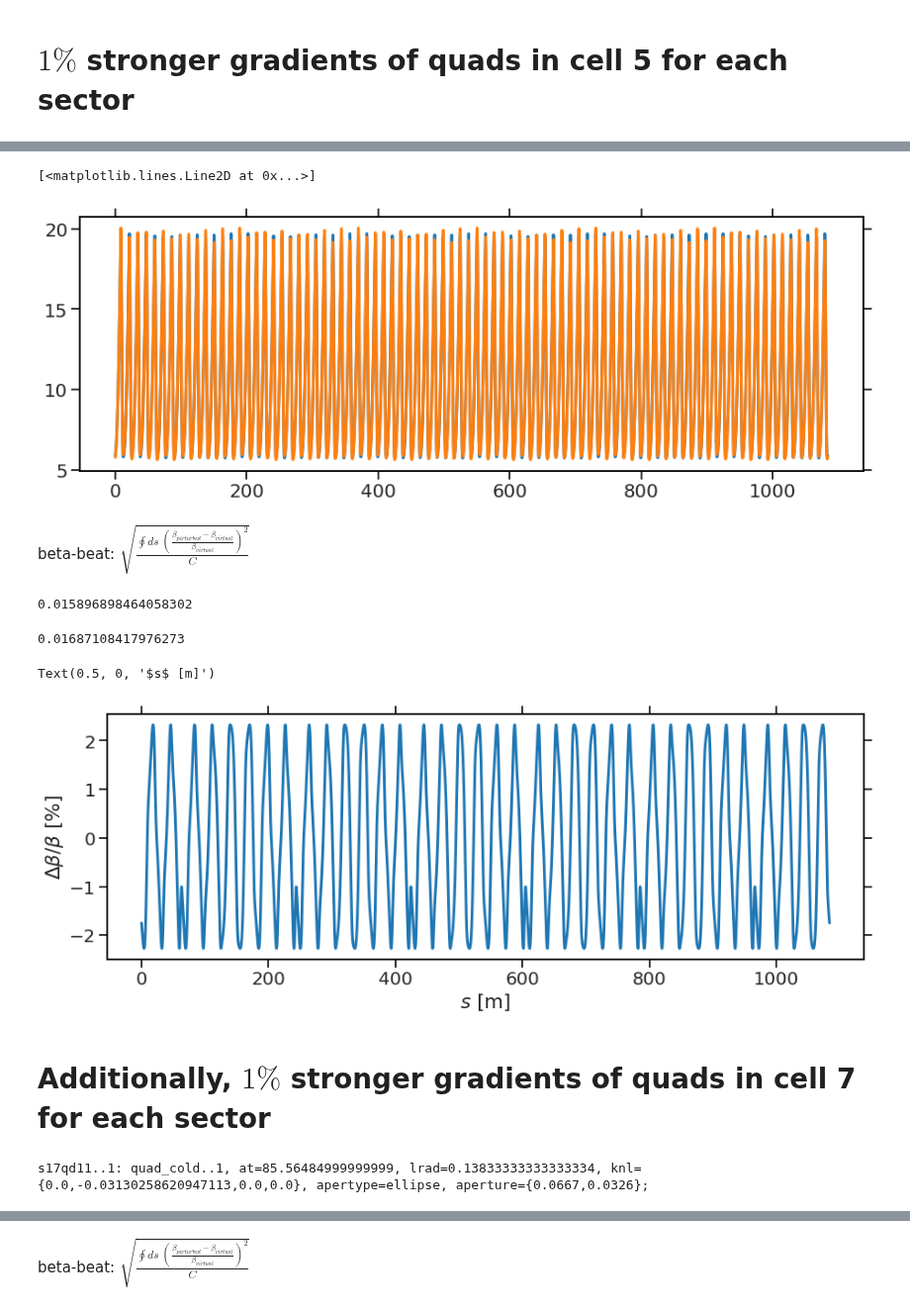
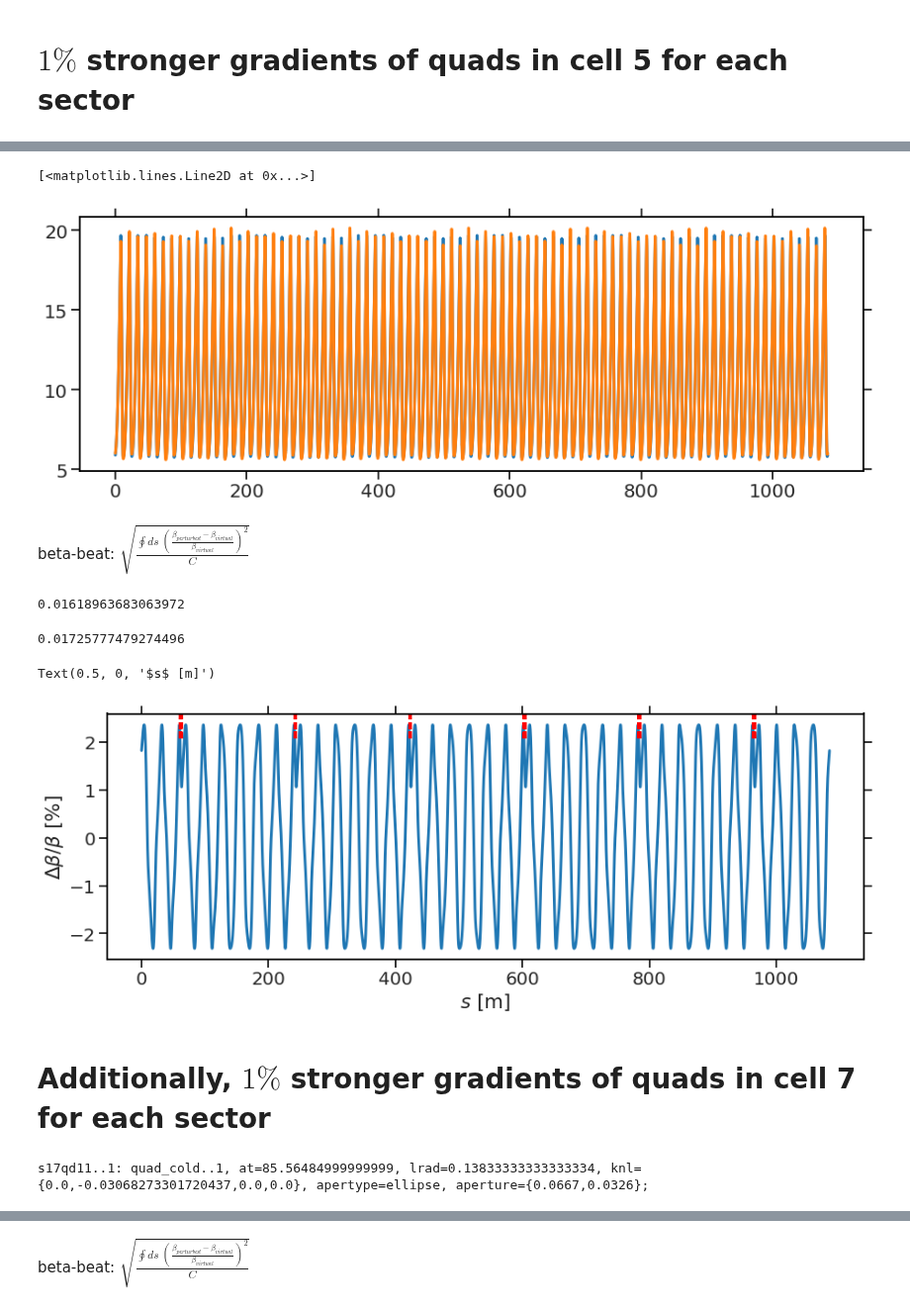
Before and after one commit to aoeftiger/sixtracklib_pyht_playground, a Jupyter notebook: sis100/2022-04-13--SIS100-beta-beat-Russian+new-Quads/beta-beat-cell5+7.ipynb, the cells around one changed output, grey strips where cells are left out. Shown at 99% size. Drawn from its saved outputs; the diff is of its cells as text; code cells hidden in the pictures.

```diff
--- a/sis100/2022-04-13--SIS100-beta-beat-Russian+new-Quads/beta-beat-cell5+7.ipynb
+++ b/sis100/2022-04-13--SIS100-beta-beat-Russian+new-Quads/beta-beat-cell5+7.ipynb
@@ -141,7 +141,7 @@ idx = [i for i, f in enumerate(madx.sequence.sis100ring.expanded_element_names()
        if '5qd' in f and '..' in f]
 # %%
 for i in idx:
-    madx.sequence.sis100ring.expanded_elements[i].knl[1] *= 1.01
+    madx.sequence.sis100ring.expanded_elements[i].knl[1] *= 0.99
 # %%
 madx.sequence.sis100ring.expanded_elements[idx[0]]
 # %% [output]
@@ -185,7 +185,7 @@ plt.plot(s_perturbed, by_perturbed)
 # plt.xlim(0, 200)
 # %% [output]
 [<matplotlib.lines.Line2D at 0x...>]
-[figure, old version]
+[figure, new version]
 # %%
 s_interp = np.unique(np.concatenate((s_perturbed, s)))
 assert all(np.diff(s_interp) >= 0)
@@ -198,20 +198,23 @@ beta-beat: $\sqrt{\frac{\oint ds~\left(\frac{\beta_{perturbed} - \beta_{virtual}
 # %%
 np.sqrt(np.trapz(((bx_perturbed_interp - bx_interp) / bx_interp)**2, s_interp) / twiss.summary.length)
 # %% [output]
-0.015896898464058302
+0.01618963683063972
 # %%
 np.sqrt(np.trapz(((by_perturbed_interp - by_interp) / by_interp)**2, s_interp) / twiss.summary.length)
 # %% [output]
-0.01687108417976273
+0.01725777479274496
 # %%
 plt.figure(figsize=(15, 5))
 plt.plot(s_interp, (bx_perturbed_interp - bx_interp) / bx_interp * 1e2)
-# plt.xlim(0, 200)
+
+for i in idx:
+    plt.axvline(twiss['s'][i], 0.9, 1, color='red', ls='--', lw=2)
+
 plt.ylabel(r'$\Delta\beta/\beta$ [%]')
 plt.xlabel('$s$ [m]')
 # %% [output]
 Text(0.5, 0, '$s$ [m]')
-[figure, old version]
+[figure, new version]
 # %% [markdown]
 # Additionally, $1\%$ stronger gradients of quads in cell 7 for each sector
 # %%
@@ -223,7 +226,7 @@ for i in idx:
 # %%
-madx.sequence.sis100ring.expanded_elements[idx[0]]
+madx.sequence.sis100ring.expanded_elements[idx7[0]]
 # %% [output]
-s17qd11..1: quad_cold..1, at=85.56484999999999, lrad=0.13833333333333334, knl={0.0,-0.03130258620947113,0.0,0.0}, apertype=ellipse, aperture={0.0667,0.0326};
+s17qd11..1: quad_cold..1, at=85.56484999999999, lrad=0.13833333333333334, knl={0.0,-0.03068273301720437,0.0,0.0}, apertype=ellipse, aperture={0.0667,0.0326};
 # %%
 twiss = madx.twiss();
 # %% [output]
```
Also changed, not shown: parts of 12 cells of this notebook, 2 other files.
